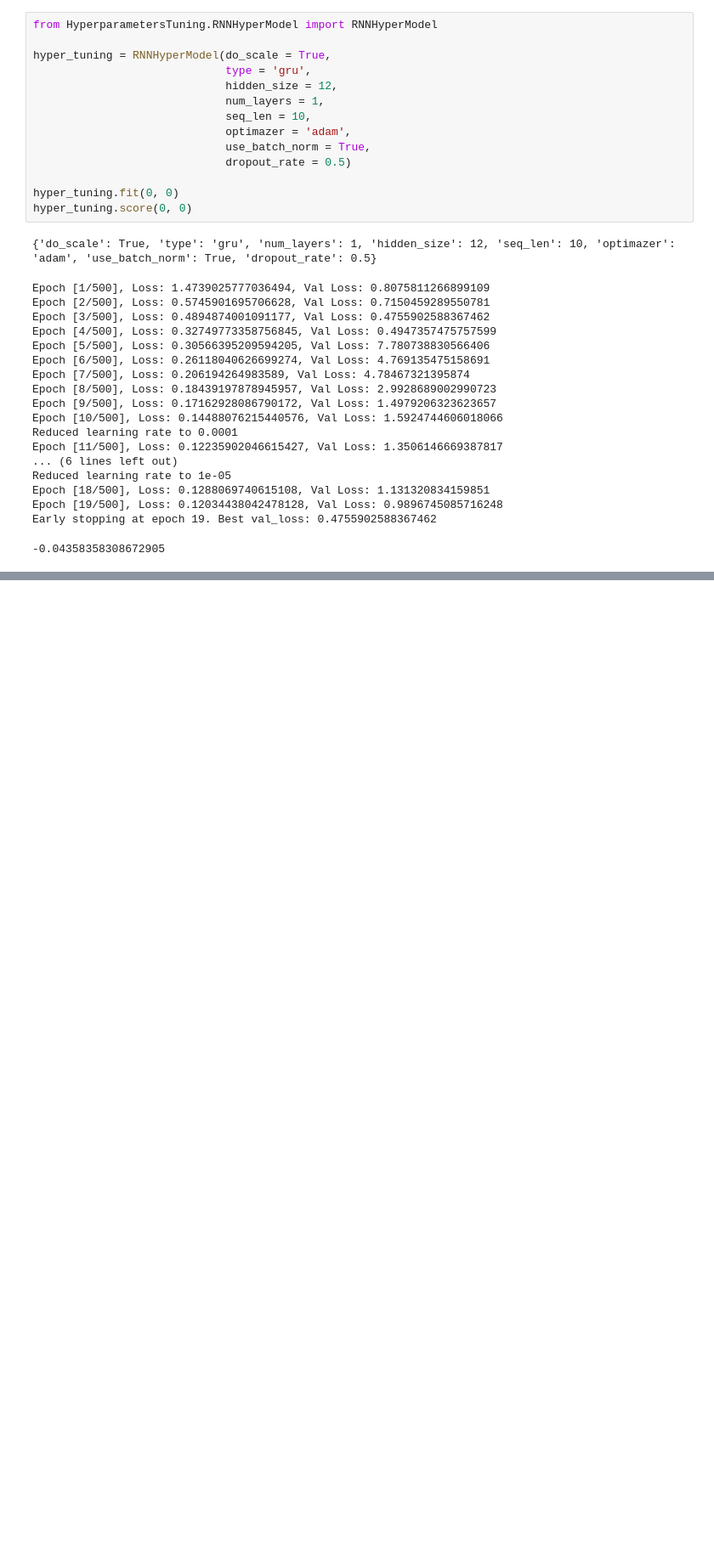
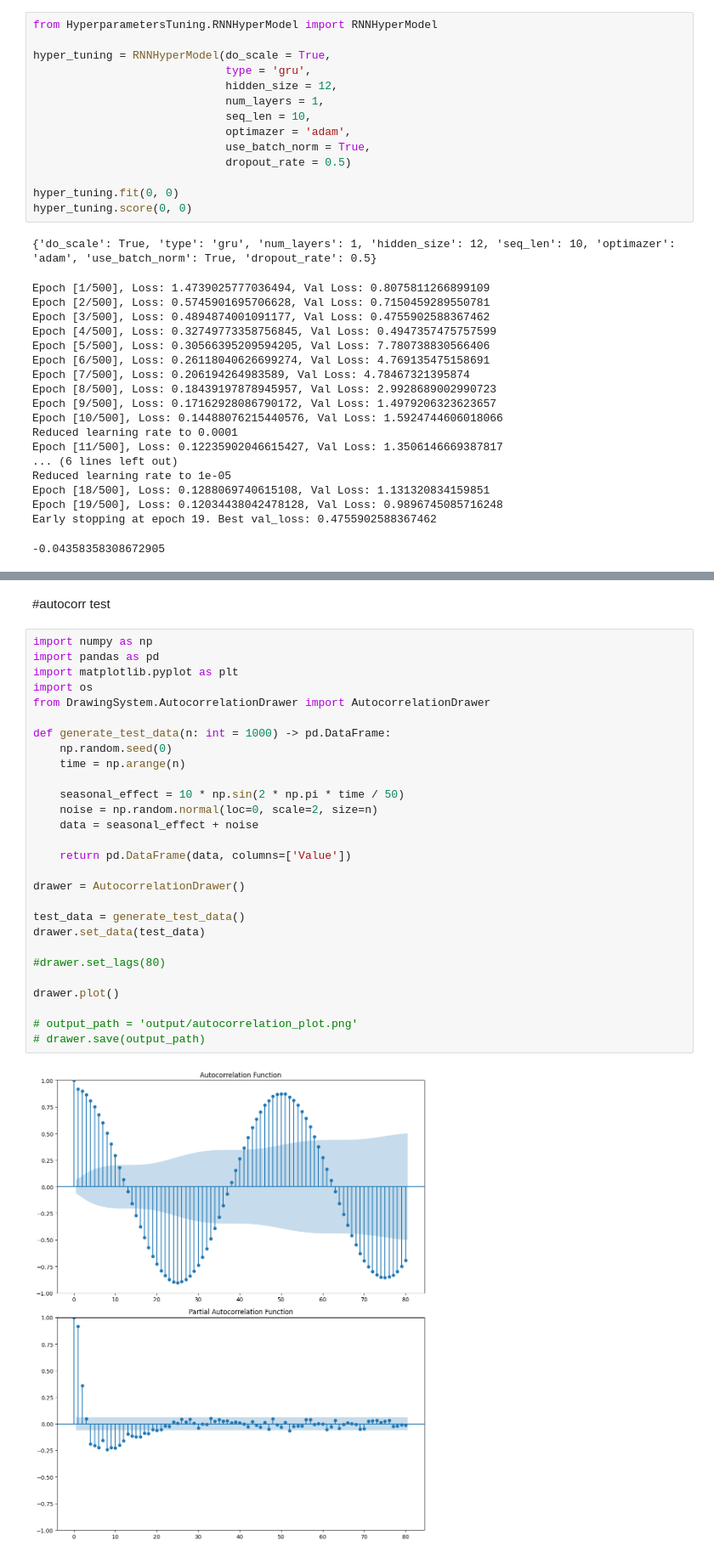
Before and after one commit to InnerShadow/UDSpredictor, a Jupyter notebook: src/demo.ipynb, the cells around one changed output, grey strips where cells are left out. Shown: that part at 85% size. Saved outputs shown, nothing was run; the diff lists cells and outputs as text; blank space fills up the shorter version.

```diff
--- a/src/demo.ipynb
+++ b/src/demo.ipynb
@@ -201,0 +234,32 @@ Early stopping at epoch 19. Best val_loss: 0.4755902588367462
+# %% [markdown]
+#autocorr test
+# %%
+import numpy as np
+import pandas as pd
+import matplotlib.pyplot as plt
+import os
+from DrawingSystem.AutocorrelationDrawer import AutocorrelationDrawer
+
+def generate_test_data(n: int = 1000) -> pd.DataFrame:
+    np.random.seed(0)
+    time = np.arange(n)
+
+    seasonal_effect = 10 * np.sin(2 * np.pi * time / 50)
+    noise = np.random.normal(loc=0, scale=2, size=n)
+    data = seasonal_effect + noise
+
+    return pd.DataFrame(data, columns=['Value'])
+
+drawer = AutocorrelationDrawer()
+
+test_data = generate_test_data()
+drawer.set_data(test_data)
+
+#drawer.set_lags(80)
+
+drawer.plot()
+
+# output_path = 'output/autocorrelation_plot.png'
+# drawer.save(output_path)
+# %% [output]
+[figure, added]
```
Also changed, not shown: parts of 4 cells of this notebook.
